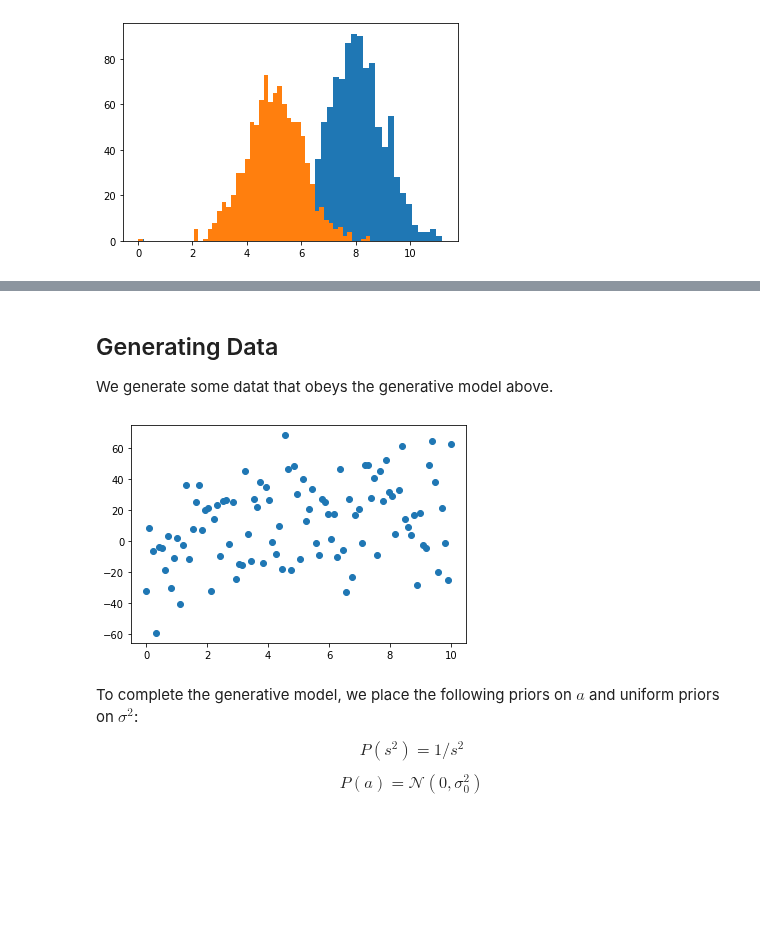
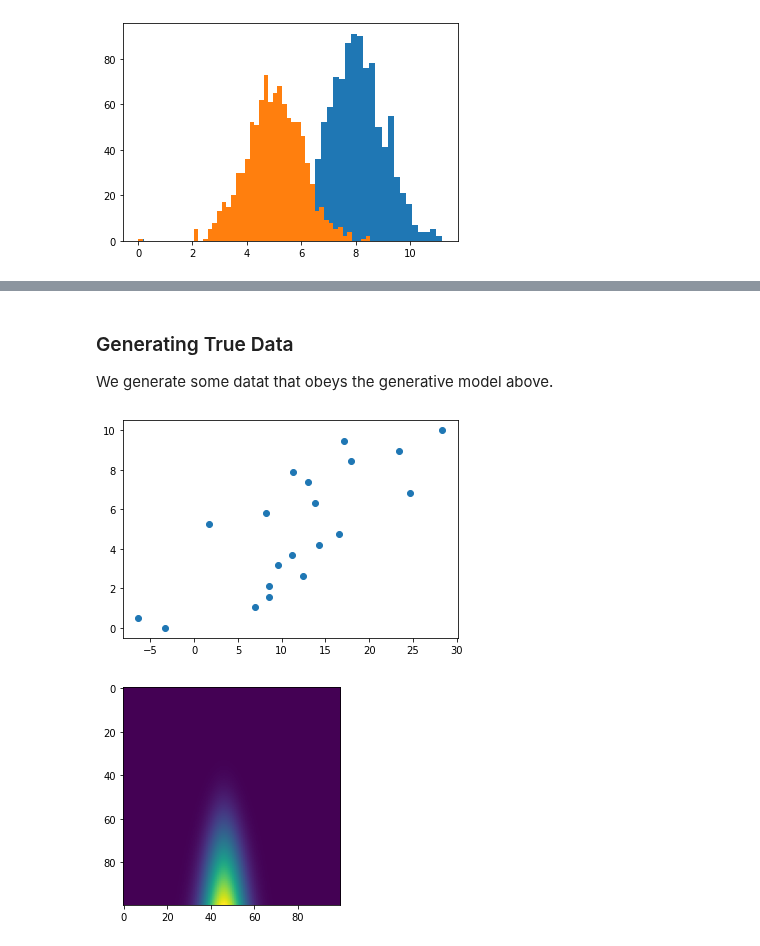
Before and after one commit to PavanChaggar/Bayesian_inference, a Jupyter notebook: python_tutorials/Gibbs_Sampling.ipynb, the cells around one changed output, grey strips where cells are left out. Drawn from its saved outputs; the diff is of its cells as text; code cells hidden in the pictures; blank space fills up the shorter version.

Commit message:
Generating synthetic data and distributions for linear model

```diff
--- a/python_tutorials/Gibbs_Sampling.ipynb
+++ b/python_tutorials/Gibbs_Sampling.ipynb
@@ -123,44 +131,39 @@ We wish to estimate the parameter unknown parameter $a$ that generates the data
 Gibbs sampling stautes that we can obtain the posterior for each unkown parameter by sampling from their respective conditional posteriors.
 We begin by generating some data.
 # %% [markdown]
-## Generating Data
+### Generating True Data
 
 We generate some datat that obeys the generative model above.
-# %%
-import numpy as np
-import matplotlib.pyplot as plt
-
-# Specify initial values
-
-true_value = 2 # parameter a
-sigma = 5      # true sigma
-x = np.linspace(0,10,100) # known regressor
-n = len(x)
-
-
-# Generate data
-
-y = true_value * x + np.random.normal(0,np.power(sigma,2),n)
-
-# Plot synthetic data
-
-plt.scatter(x,y)
-plt.show()
-# %% [output]
-[figure, removed]
-# %% [markdown]
-To complete the generative model, we place the following priors on $a$ and uniform priors on $\sigma^{2}$:
-
-$$P(s^2)=1/s^{2}$$
-
-$$P(a)=\mathcal{N}(0,\sigma_{0}^{2})$$
 # %%
+from scipy.stats import norm
+a   = 2;
+sigma = 5;
+t   = np.linspace(0,10,20)
+
+
+y = a * t + np.random.normal(0,sigma,20)
+
+# Plot synthetic data
+plt.scatter(y,t)
+plt.show()
+
+
 va = np.linspace(0,5,100)
-vs = np.linspace(0.01,80,100)
+vs = np.linspace(.01,80,100)
 
 posterior = np.zeros((len(vs),len(va)))
 
 for i in range(100):
     for j in range(100):
-        sample = va[j]*x
-        likelihood = np.power(vs[i], -n/2) * np.exp(-1* np.sum(np.power((y - sample),2)) / 2/vs[i])
+        sample = va[j]*t
+        likelihood = (vs[i]**(-1/2))*np.exp(-np.sum((y-sample)**2)/2/vs[i]);
+        prior = 1/vs[i] * norm.pdf(va[i],0,1000);
+        posterior[i,j] = likelihood*prior;
+
+
+posterior = posterior / np.sum(posterior)
+plt.imshow(posterior)
+plt.show()
+# %% [output]
+[figure, added]
+[figure, added]
```
Also changed, not shown: parts of 4 cells of this notebook.
